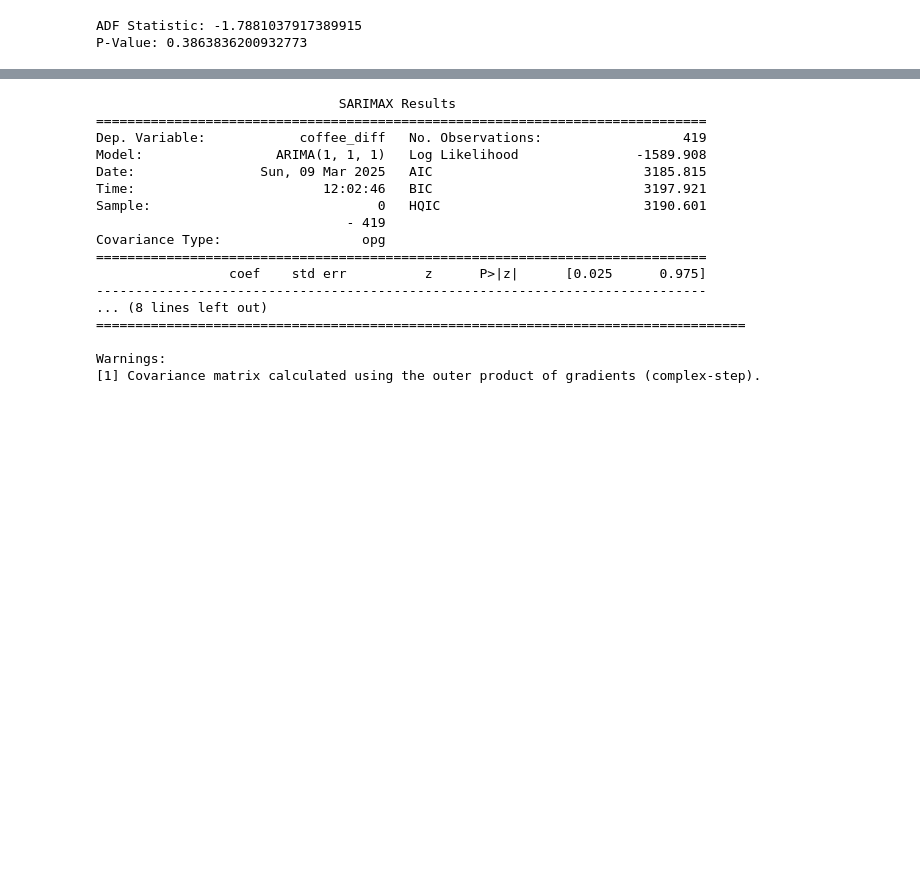
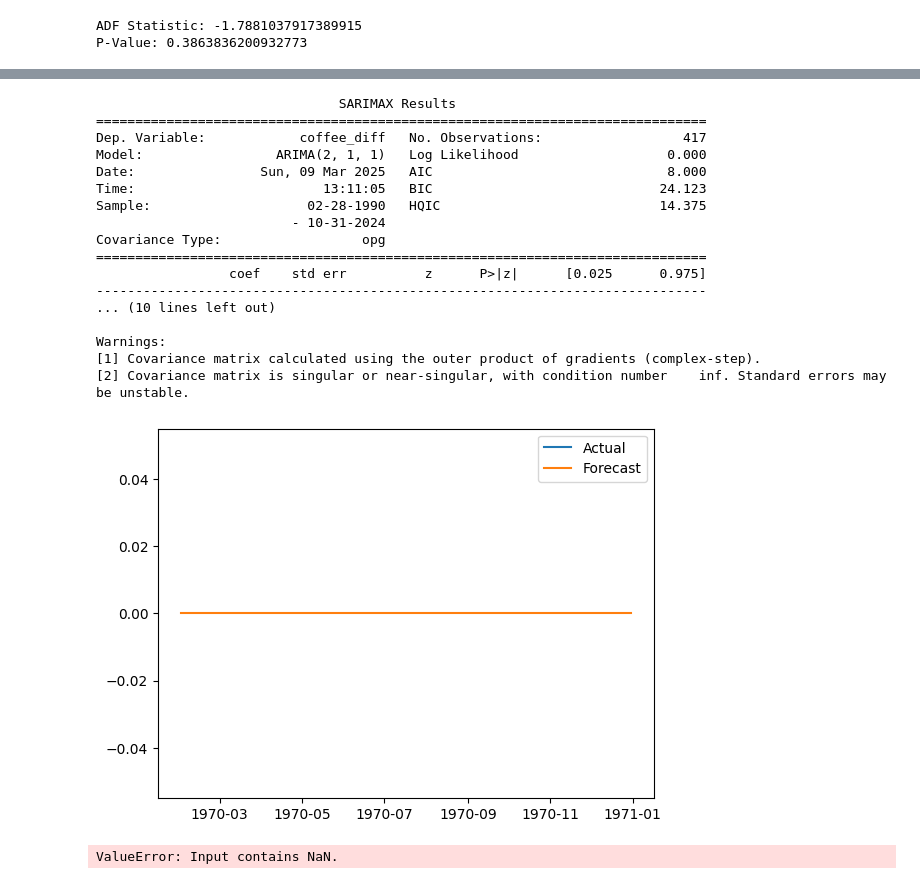
Before and after one commit to NicolasMSalas/eco395m_ml_coffee_trees, a Jupyter notebook: code/arima.ipynb, the cells around one changed output, grey strips where cells are left out. Saved outputs shown, nothing was run; the diff lists cells and outputs as text; code cells hidden in the pictures; blank space fills up the shorter version.

```diff
--- a/code/arima.ipynb
+++ b/code/arima.ipynb
@@ -292,22 +168,35 @@ plt.show()
 # %%
-model = ARIMA(merge_df['coffee_diff'], order=(1,1,1))
+model = ARIMA(merge_df['coffee_diff'], order=(2,1,1))
 fitted_model = model.fit()
 print(fitted_model.summary())
 # %% [output]
                                SARIMAX Results
 ==============================================================================
-Dep. Variable:            coffee_diff   No. Observations:                  419
-Model:                 ARIMA(1, 1, 1)   Log Likelihood               -1589.908
-Date:                Sun, 09 Mar 2025   AIC                           3185.815
-Time:                        12:02:46   BIC                           3197.921
-Sample:                             0   HQIC                          3190.601
-                                - 419
+Dep. Variable:            coffee_diff   No. Observations:                  417
+Model:                 ARIMA(2, 1, 1)   Log Likelihood                   0.000
+Date:                Sun, 09 Mar 2025   AIC                              8.000
+Time:                        13:11:05   BIC                             24.123
+Sample:                    02-28-1990   HQIC                            14.375
+                         - 10-31-2024
 Covariance Type:                  opg
 ==============================================================================
                  coef    std err          z      P>|z|      [0.025      0.975]
 ------------------------------------------------------------------------------
-... (8 lines left out)
-===================================================================================
+... (10 lines left out)
 
 Warnings:
 [1] Covariance matrix calculated using the outer product of gradients (complex-step).
+[2] Covariance matrix is singular or near-singular, with condition number    inf. Standard errors may be unstable.
+# %%
+forecast = fitted_model.forecast(steps=12)
+plt.plot(merge_df.index, merge_df["coffee_diff"], label="Actual")
+plt.plot(pd.date_range(df.index[-1], periods=12, freq="M"), forecast, label="Forecast")
+plt.legend()
+plt.show()
+# %% [output]
+[figure, added]
+# %%
+mse = mean_squared_error(merge_df["coffee_diff"][-12:], forecast)
+print(f"Mean Squared Error: {mse}")
+# %% [output]
+ValueError: Input contains NaN.
```
Also changed, not shown: parts of 19 cells of this notebook.
